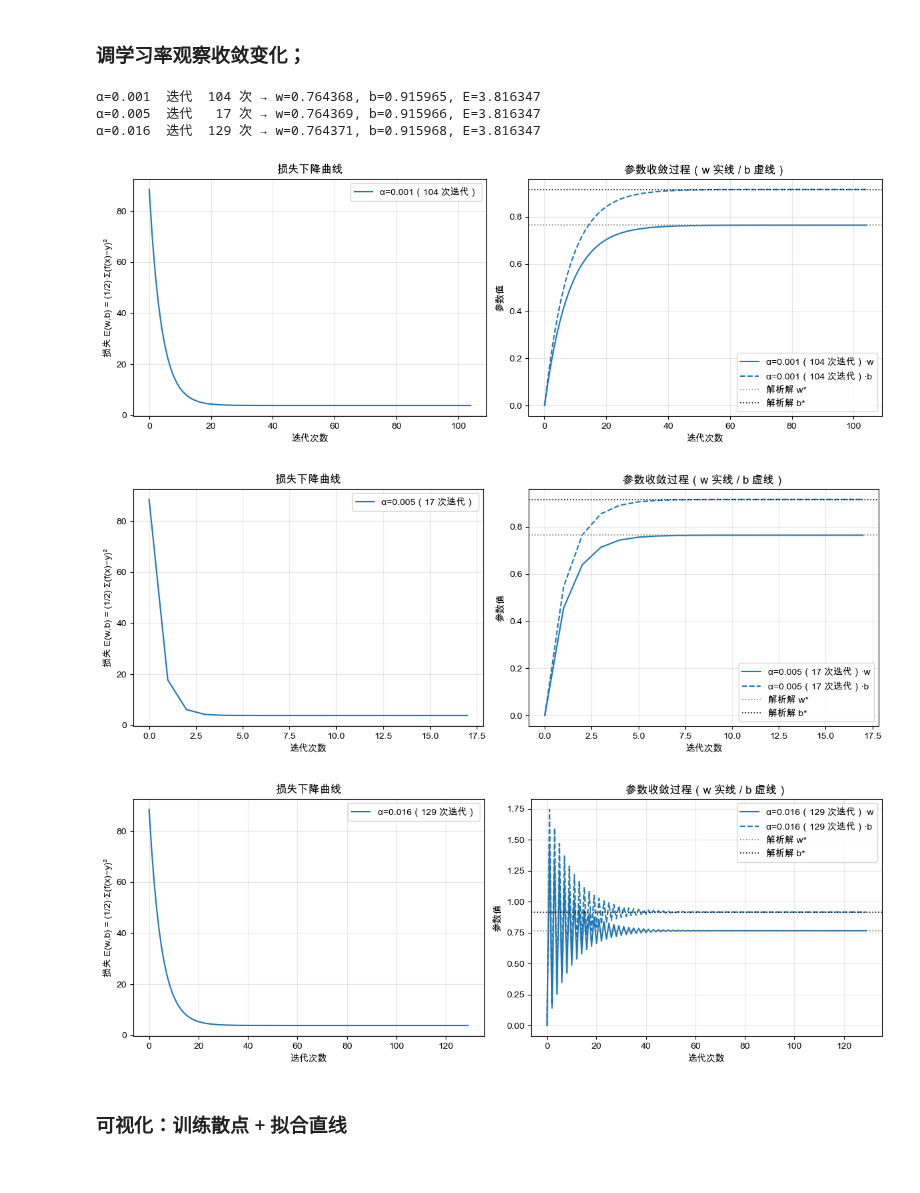
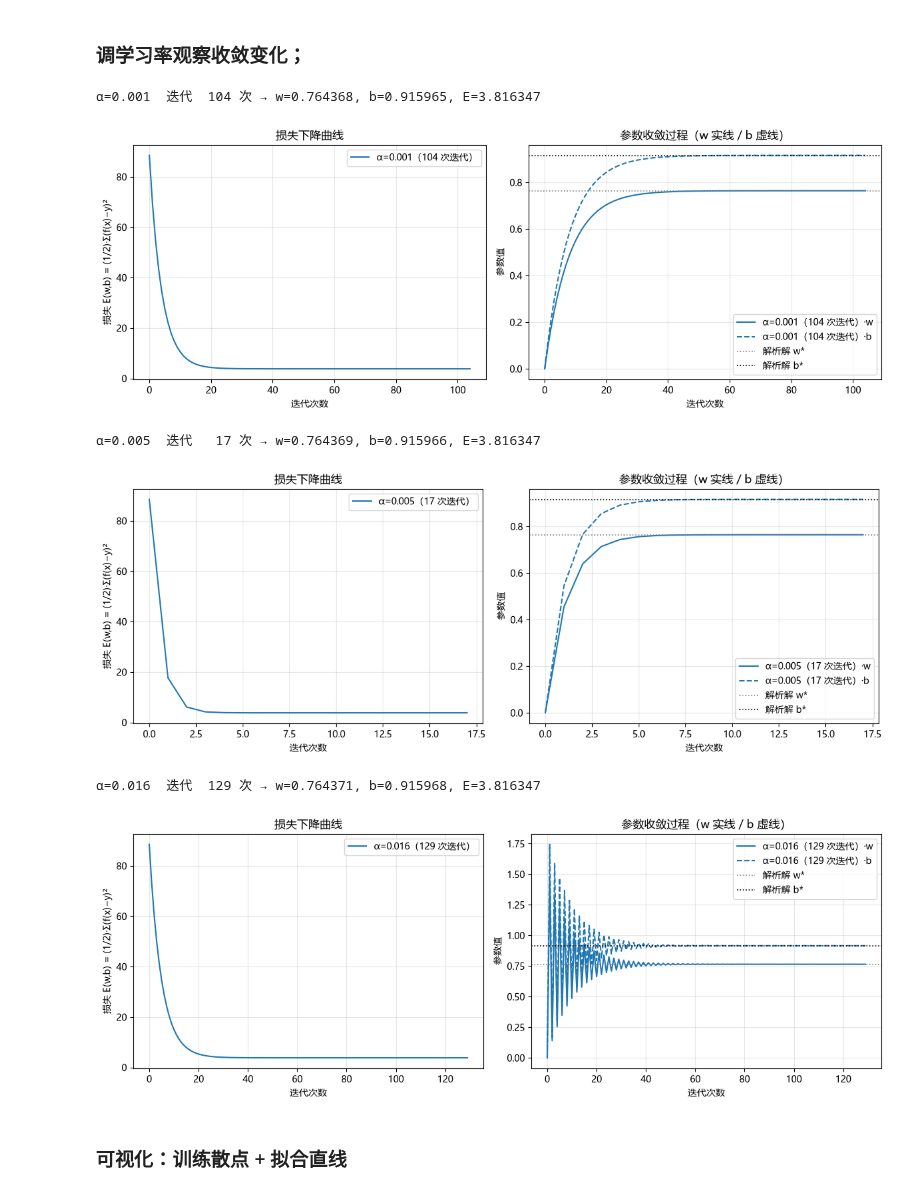
Before and after one commit to Ekko306/ML-2026, a Jupyter notebook: hw_01/hw_01.ipynb, the cells around one changed output. Cells and saved outputs as stored; diff of their text form; code cells hidden in the pictures.

```diff
--- a/hw_01/hw_01.ipynb
+++ b/hw_01/hw_01.ipynb
@@ -146,9 +152,9 @@ print(f'(对照解析解: w = 0.764369, b = 0.915966, E(1/2·Σ) = {119 * 0.0320
 # 绘制损失、模型参数随迭代次数的变化曲线（封装成函数，支持对比多组训练结果）
 import matplotlib.pyplot as plt
 
-# 中文显示设置（macOS 字体）
-plt.rcParams['font.sans-serif'] = ['Arial Unicode MS', 'PingFang SC', 'Hiragino Sans GB']
-plt.rcParams['axes.unicode_minus'] = False
+# 中文显示设置（Windows 优先，兼容 macOS）
+plt.rcParams['font.sans-serif'] = ['Microsoft YaHei', 'SimHei', 'Arial Unicode MS', 'PingFang SC', 'Hiragino Sans GB']  # 把 Windows 中文字体放到最前面，原 macOS 字体保留兜底
+plt.rcParams['axes.unicode_minus'] = False  # 保持不变
 
 
 def plot_gd_curves(histories, labels, w_star=None, b_star=None):
@@ -203,31 +209,29 @@ plot_gd_curves([gd_history],
 # %%
 # 调学习率观察收敛变化：对比 3 组不同学习率 α 的训练过程
 # 训练直接复用上一单元格的 gradient_descent，绘图直接复用 plot_gd_curves
 
 # 三组学习率的设计（本任务稳定上界 ≈ 2/Σx² ≈ 0.0168）：
 #   α=0.001 偏小 → 每步挪得少，收敛慢、曲线平滑
 #   α=0.005 适中 → 快速平稳收敛
 #   α=0.016 偏大 → 逼近稳定上界，参数来回震荡后收敛（超过 0.0168 则发散，可自行验证）
 learning_rates = [0.001, 0.005, 0.016]
 
 histories, labels = [], []
-for lr in learning_rates:
+for i,lr in enumerate(learning_rates):
     w_lr, b_lr, h = gradient_descent(x, y, lr=lr)
     histories.append(h)
     labels.append(f'α={lr}（{len(h) - 1} 次迭代）')
     print(f'α={lr:<6} 迭代 {len(h) - 1:4d} 次 → w={w_lr:.6f}, b={b_lr:.6f}, E={h[-1, 0]:.6f}')
 
-# 三组损失曲线 / 参数收敛曲线同图对比，虚线为解析解
-plot_gd_curves([histories[0]], [labels[0]], w_star=0.764369, b_star=0.915966)
-plot_gd_curves([histories[1]], [labels[1]], w_star=0.764369, b_star=0.915966)
-plot_gd_curves([histories[2]], [labels[2]], w_star=0.764369, b_star=0.915966)
+    # 三组损失曲线 / 参数收敛曲线同图对比，虚线为解析解
+    plot_gd_curves([histories[i]], [labels[i]], w_star=0.764369, b_star=0.915966)
 # %% [output]
 α=0.001  迭代  104 次 → w=0.764368, b=0.915965, E=3.816347
-α=0.005  迭代   17 次 → w=0.764369, b=0.915966, E=3.816347
-α=0.016  迭代  129 次 → w=0.764371, b=0.915968, E=3.816347
-[figure, old version]
+[figure, new version]
+α=0.005  迭代   17 次 → w=0.764369, b=0.915966, E=3.816347
-[figure, old version]
+[figure, new version]
+α=0.016  迭代  129 次 → w=0.764371, b=0.915968, E=3.816347
-[figure, old version]
+[figure, new version]
 # %% [markdown]
 ### 可视化：训练散点 + 拟合直线
 # %%
```
Also changed, not shown: parts of 10 cells of this notebook, 1 other file.
